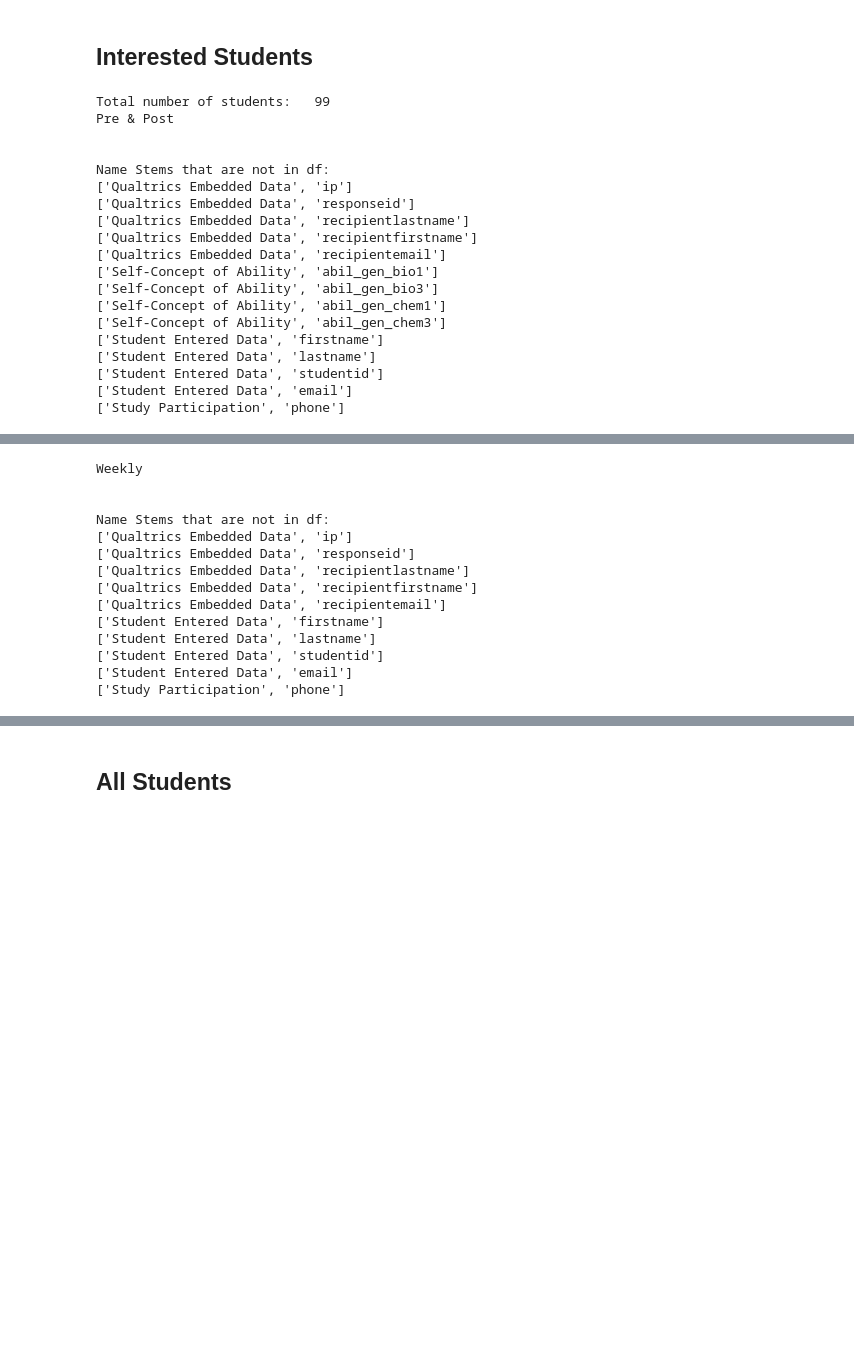
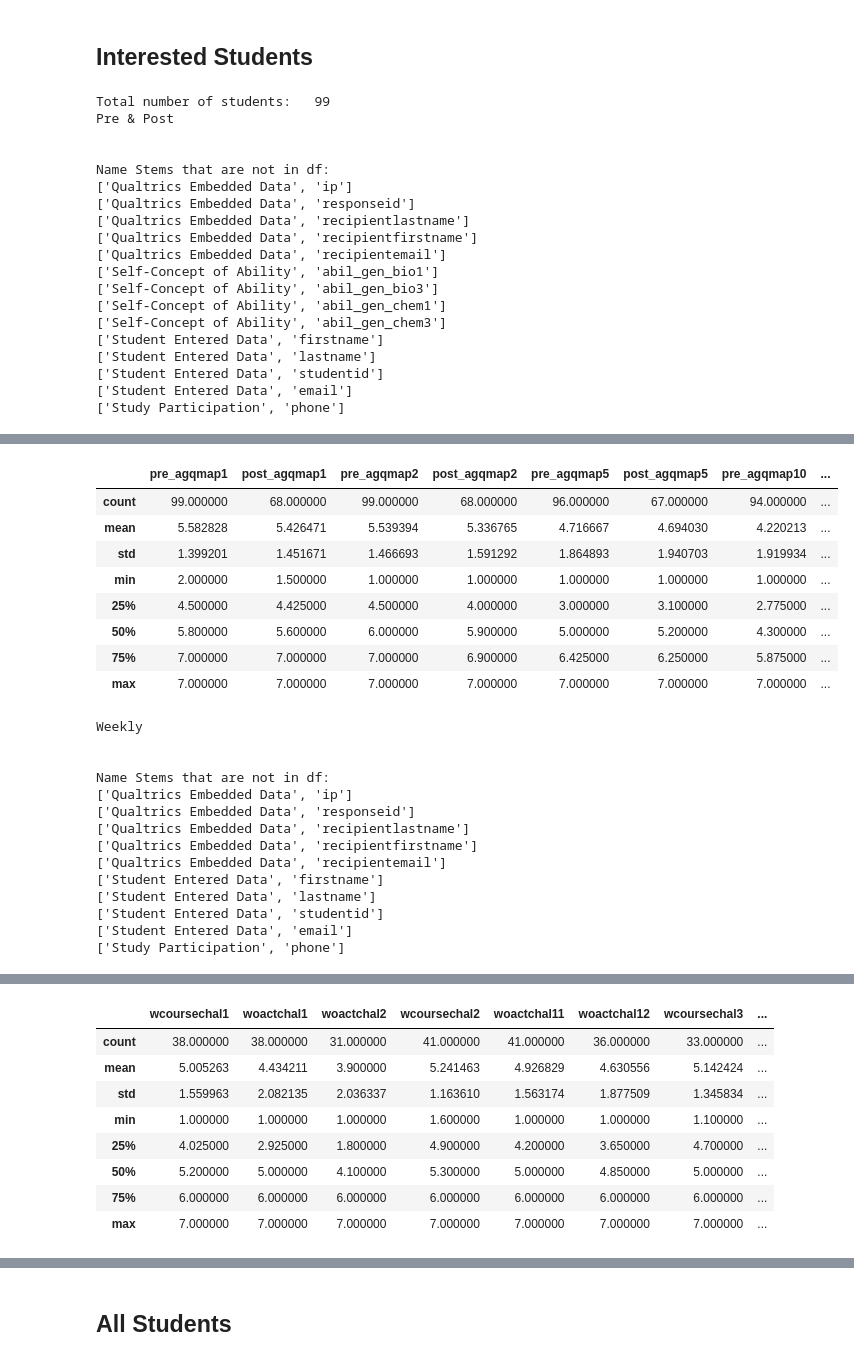
Before and after one commit to hanweny/DMOL, a Jupyter notebook: pre_var_selection.ipynb, the cells around one changed output, grey strips where cells are left out. Drawn from its saved outputs; the diff is of its cells as text; code cells hidden in the pictures; blank space fills up the shorter version.

Commit message:
added descriptive data

```diff
--- a/pre_var_selection.ipynb
+++ b/pre_var_selection.ipynb
@@ -40,7 +40,8 @@ def print_non_exist_variable(df, to_ret):
                 print([construct, var_root])
     print('\n')
 
-def build_var_null_percentage_df(df, sheet_name, verbal = False, overwrite = True, student_interested = False, writer = None):
+def build_var_null_percentage_df(df, sheet_name, verbal = False, overwrite = True, student_interested = False,
+                                 count_writer = None, describe_writer = None):
 
     def construct_percentage_df(construct_var_dict):
         df_percentage_master = pd.DataFrame()
@@ -57,7 +58,7 @@ def build_var_null_percentage_df(df, sheet_name, verbal = False, overwrite = Tru
         df_percentage_master = pd.DataFrame(df_percentage_master.pivot(index='Name Stem', columns="flag", values=["count"]))
         return df_percentage_master
 
-    def write_to_excel(df_percentage, df_codebook, sheet_name = sheet_name, writer = writer):
+    def write_count_to_excel(df_percentage, df_codebook, sheet_name = sheet_name, writer = count_writer):
         appending = [c for c in list(df_codebook.columns)[1:list(df_codebook.columns).index("Construct")]]
         df_percentage_level = pd.DataFrame(df_percentage["count"]).reset_index()
         df_percentage_level = df_percentage_level.merge(df_codebook[codebook_vars],
@@ -80,6 +81,13 @@ def build_var_null_percentage_df(df, sheet_name, verbal = False, overwrite = Tru
         df_percentage = df_percentage[codebook_vars + [c for c in df_percentage.columns if c not in codebook_vars]]
         display(df_percentage.head())
 
+    def write_description_to_excel(df, construct_var_dict, sheet_name = sheet_name, writer = describe_writer, verbal = verbal):
+        found_var = [var for c in construct_var_dict for var_root in construct_var_dict[c] for var in construct_var_dict[c][var_root]]
+        df_describe = df[found_var].describe()
+        if verbal:
+            display(df_describe)
+        df_describe.to_excel(writer, sheet_name = sheet_name)
+
     df_codebook =  pd.read_excel("data/codebook.xlsx", sheet_name=sheet_name)
     construct_var_dict = find_construct_variable(df, df_codebook, sheet_name[0].lower())
     df_percentage = construct_percentage_df(construct_var_dict)
@@ -91,43 +99,55 @@ def build_var_null_percentage_df(df, sheet_name, verbal = False, overwrite = Tru
         print_percentage_head(df_percentage.copy(), df_codebook)
 
     if overwrite:
-        write_to_excel(df_percentage.copy(), df_codebook)
+        write_count_to_excel(df_percentage.copy(), df_codebook)
+        write_description_to_excel(df, construct_var_dict)
 
     return df_percentage
 # %% [markdown]
 ## Interested Students
 # %%
-fname = "data/student_interested_var_count.xlsx"
+fname_count = "data/student_interested_var_count.xlsx"
+fname_describe = "data/student_interested_var_describe.xlsx"
 print("Total number of students:  ", df_interested.shape[0])
-with pd.ExcelWriter(fname) as writer:
+with pd.ExcelWriter(fname) as count_writer, pd.ExcelWriter(fname_describe) as describe_writer:
     for sheet_name in SHEET_NAMES:
-        build_var_null_percentage_df(df_interested, sheet_name, verbal = True, student_interested=True, writer = writer)
+        build_var_null_percentage_df(df_interested, sheet_name, verbal = True, student_interested=True,
+                                     count_writer = count_writer, describe_writer = describe_writer)
 # %% [output]
 Total number of students:   99
 Pre & Post
 
 
 Name Stems that are not in df:
 ['Qualtrics Embedded Data', 'ip']
 ['Qualtrics Embedded Data', 'responseid']
 ['Qualtrics Embedded Data', 'recipientlastname']
 ['Qualtrics Embedded Data', 'recipientfirstname']
 ['Qualtrics Embedded Data', 'recipientemail']
 ['Self-Concept of Ability', 'abil_gen_bio1']
 ['Self-Concept of Ability', 'abil_gen_bio3']
 ['Self-Concept of Ability', 'abil_gen_chem1']
 ['Self-Concept of Ability', 'abil_gen_chem3']
 ['Student Entered Data', 'firstname']
 ['Student Entered Data', 'lastname']
 ['Student Entered Data', 'studentid']
 ['Student Entered Data', 'email']
 ['Study Participation', 'phone']
 |  | Name Stem | Construct | Item | Response Values | Label | original_count | post_count | pre_count |
 | 0 | aca1 | Academic Integration | Talk with faculty about academic ... | (1) never ... (2) once a quarter ... | frequency this quarter talking wi... | NaN | 70.0 | NaN |
 | 1 | aca2 | Academic Integration | Meet with an academic advisor con... | (1) never ... (2) once a quarter ... | frequency this quarter meeting wi... | NaN | 70.0 | NaN |
 | 2 | aca3 | Academic Integration | Meet with a student mentor concer... | (1) never ... (2) once a quarter ... | frequency this quarter meeting wi... | NaN | 70.0 | NaN |
 | 3 | aca4 | Academic Integration | Attend study groups outside of th... | (1) never ... (2) once a quarter ... | frequency this quarter attending ... | NaN | 69.0 | NaN |
 | 4 | aca5 | Academic Integration | Have informal or social contacts ... | (1) never ... (2) once a quarter ... | frequency this quarter talking wi... | NaN | 69.0 | NaN |
+|  | pre_agqmap1 | post_agqmap1 | pre_agqmap2 | post_agqmap2 | pre_agqmap5 | post_agqmap5 | pre_agqmap10 | ... |
+| count | 99.000000 | 68.000000 | 99.000000 | 68.000000 | 96.000000 | 67.000000 | 94.000000 | ... |
+| mean | 5.582828 | 5.426471 | 5.539394 | 5.336765 | 4.716667 | 4.694030 | 4.220213 | ... |
+| std | 1.399201 | 1.451671 | 1.466693 | 1.591292 | 1.864893 | 1.940703 | 1.919934 | ... |
+| min | 2.000000 | 1.500000 | 1.000000 | 1.000000 | 1.000000 | 1.000000 | 1.000000 | ... |
+| 25% | 4.500000 | 4.425000 | 4.500000 | 4.000000 | 3.000000 | 3.100000 | 2.775000 | ... |
+| 50% | 5.800000 | 5.600000 | 6.000000 | 5.900000 | 5.000000 | 5.200000 | 4.300000 | ... |
+| 75% | 7.000000 | 7.000000 | 7.000000 | 6.900000 | 6.425000 | 6.250000 | 5.875000 | ... |
+| max | 7.000000 | 7.000000 | 7.000000 | 7.000000 | 7.000000 | 7.000000 | 7.000000 | ... |
 Weekly
 
 
@@ -151,3 +171,12 @@ Name Stems that are not in df:
+|  | wcoursechal1 | woactchal1 | woactchal2 | wcoursechal2 | woactchal11 | woactchal12 | wcoursechal3 | ... |
+| count | 38.000000 | 38.000000 | 31.000000 | 41.000000 | 41.000000 | 36.000000 | 33.000000 | ... |
+| mean | 5.005263 | 4.434211 | 3.900000 | 5.241463 | 4.926829 | 4.630556 | 5.142424 | ... |
+| std | 1.559963 | 2.082135 | 2.036337 | 1.163610 | 1.563174 | 1.877509 | 1.345834 | ... |
+| min | 1.000000 | 1.000000 | 1.000000 | 1.600000 | 1.000000 | 1.000000 | 1.100000 | ... |
+| 25% | 4.025000 | 2.925000 | 1.800000 | 4.900000 | 4.200000 | 3.650000 | 4.700000 | ... |
+| 50% | 5.200000 | 5.000000 | 4.100000 | 5.300000 | 5.000000 | 4.850000 | 5.000000 | ... |
+| 75% | 6.000000 | 6.000000 | 6.000000 | 6.000000 | 6.000000 | 6.000000 | 6.000000 | ... |
+| max | 7.000000 | 7.000000 | 7.000000 | 7.000000 | 7.000000 | 7.000000 | 7.000000 | ... |
 Daily
 
 
```
Also changed, not shown: parts of 2 cells of this notebook, 4 other files.
